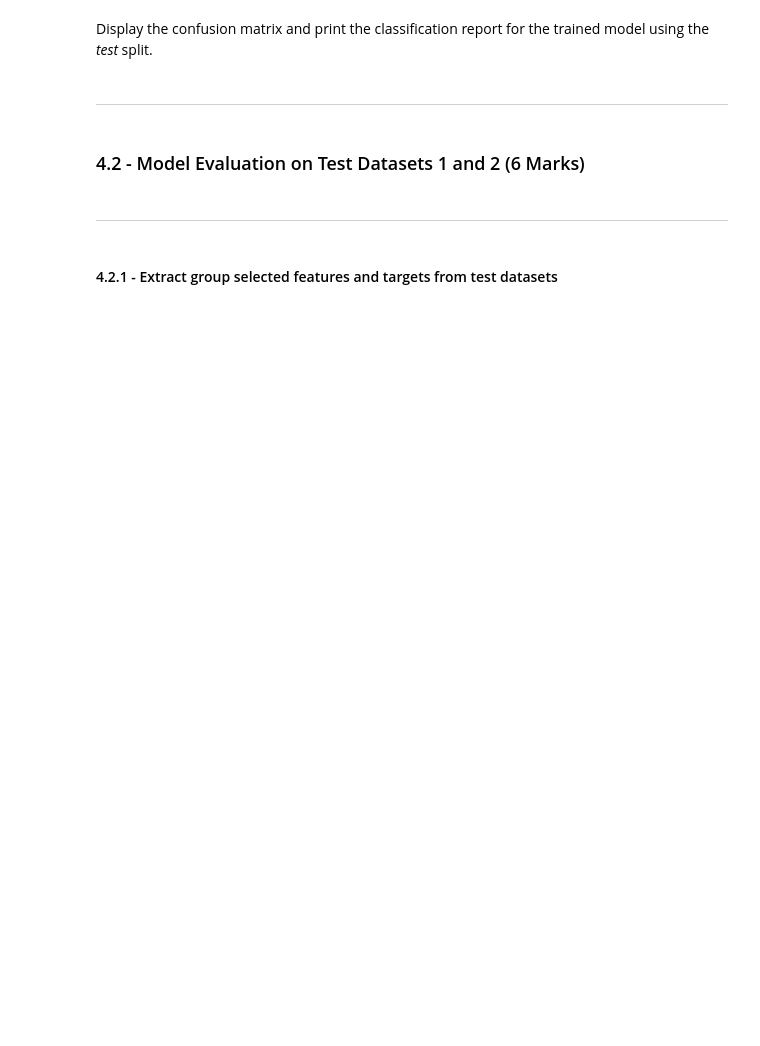
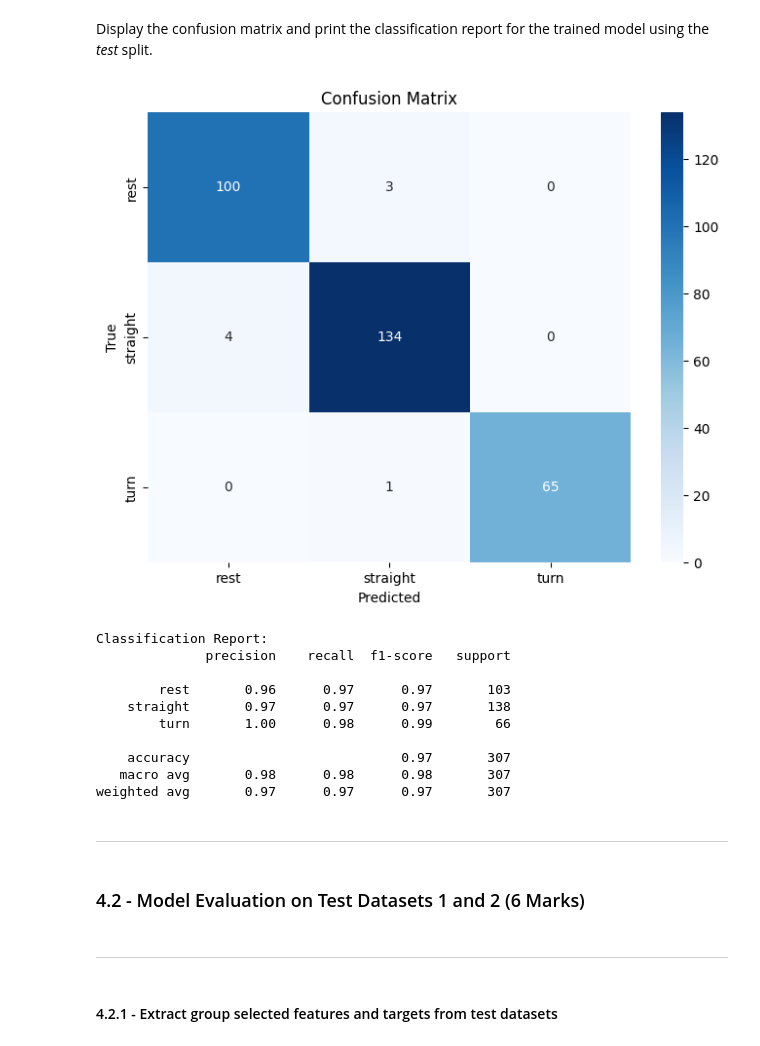
Before and after one commit to NATHANIELLAMPTEYLANTEI/engg680_2024_fall, a Jupyter notebook: Lab_Assignment 4/Assignment 4.ipynb, the cells around one changed output. Saved outputs shown, nothing was run; the diff lists cells and outputs as text; code cells hidden in the pictures; blank space fills up the shorter version.

```diff
--- a/Lab_Assignment 4/Assignment 4.ipynb
+++ b/Lab_Assignment 4/Assignment 4.ipynb
@@ -946,0 +1128,20 @@ grid.fit(X_train, y_train)
+# %%
+# Perform the grid search to train model and tune hyper parameters
+
+# Perform the grid search to train model and tune hyperparameters
+grid = GridSearchCV(
+    pipe,               # Pipeline containing the model
+    param_grid,         # Hyperparameter grid to search
+    cv=5,               # 5-fold cross-validation
+    scoring='accuracy', # Metric to optimize
+    return_train_score=True,  # Store train scores for later analysis
+    verbose=2,          # Display progress during training
+    n_jobs=-1           # Use all available CPUs for parallel processing
+)
+
+# Fit the model using GridSearchCV
+grid.fit(X_train, y_train)
+
+# Display the best parameters and corresponding cross-validation accuracy
+print(f"Best Parameters: {grid.best_params_}")
+print(f"Best Cross-Validation Accuracy: {grid.best_score_:.4f}")
@@ -968,3 +1190,41 @@ Display the confusion matrix and print the classification report for the trained
+# %%
+# TODO - Display confusion matrix and print classification report
+
+from sklearn.metrics import confusion_matrix, classification_report
+import seaborn as sns
+import matplotlib.pyplot as plt
+
+# TODO - Display confusion matrix and print classification report
+
+# Predict on the test set
+y_test_pred = grid.best_estimator_.predict(X_test)
+
+# Generate the confusion matrix
+cm = confusion_matrix(y_test, y_test_pred)
+
+# Plot the confusion matrix as a heatmap
+plt.figure(figsize=(8, 6))
+sns.heatmap(cm, annot=True, fmt='d', cmap='Blues', xticklabels=grid.best_estimator_.classes_, yticklabels=grid.best_estimator_.classes_)
+plt.xlabel('Predicted')
+plt.ylabel('True')
+plt.title('Confusion Matrix')
+plt.show()
+
+# Print the classification report
+print("\nClassification Report:")
+print(classification_report(y_test, y_test_pred))
+# %% [output]
+[figure, added]
+Classification Report:
+              precision    recall  f1-score   support
+
+        rest       0.96      0.97      0.97       103
+    straight       0.97      0.97      0.97       138
+        turn       1.00      0.98      0.99        66
+
+    accuracy                           0.97       307
+   macro avg       0.98      0.98      0.98       307
+weighted avg       0.97      0.97      0.97       307
 # %% [markdown]
 ___
 # %% [markdown]
```
Also changed, not shown: parts of 33 cells of this notebook.
